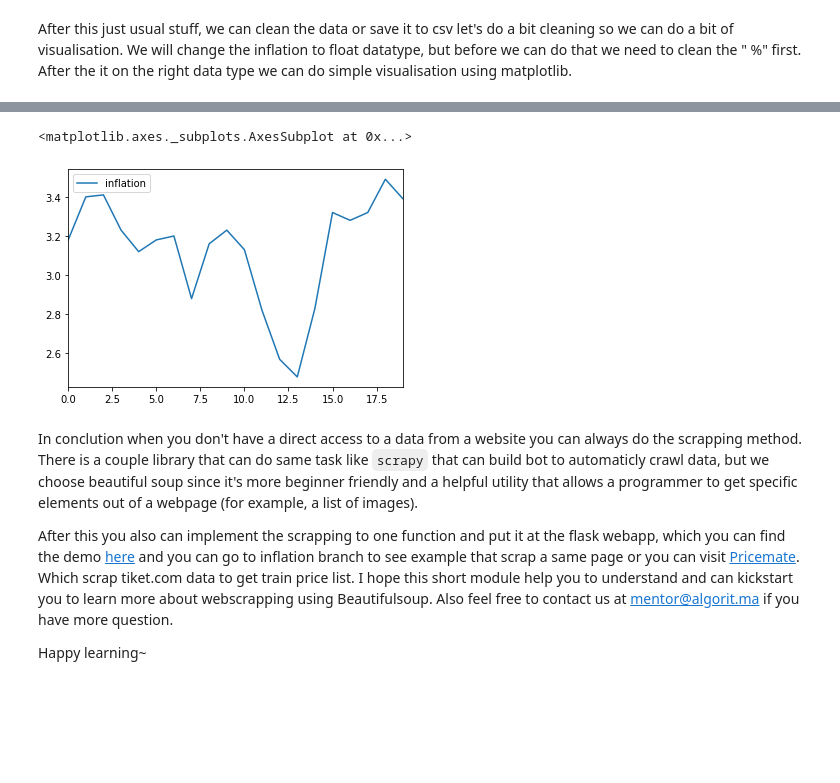
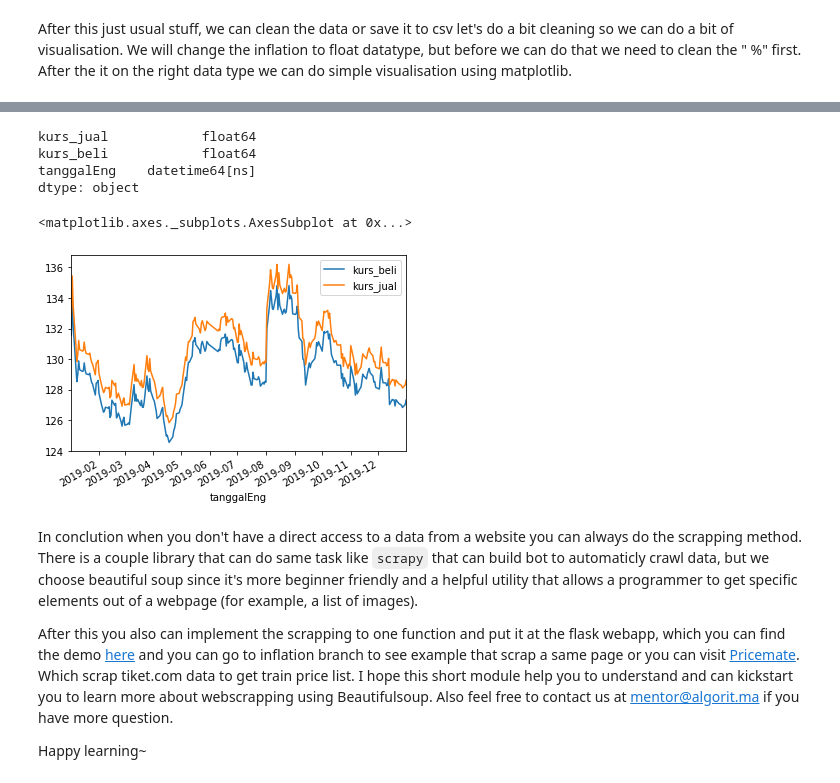
Before and after one commit to ronniegoei/algo_webscrap, a Jupyter notebook: Webscrapping using BeautifulSoup.ipynb, the cells around one changed output, grey strips where cells are left out. Drawn from its saved outputs; the diff is of its cells as text; code cells hidden in the pictures; blank space fills up the shorter version.

```diff
--- a/Webscrapping using BeautifulSoup.ipynb
+++ b/Webscrapping using BeautifulSoup.ipynb
@@ -205,0 +270,4 @@ After this just usual stuff, we can clean the data or save it to csv let's do a
+# %%
+#karena angka titik, jadi diganti float saja. biar oke.
+df[['kurs_jual','kurs_beli']] = df[['kurs_jual','kurs_beli']].astype('float64')
+df.dtypes
@@ -205,0 +283,5 @@ After this just usual stuff, we can clean the data or save it to csv let's do a
+# %%
+#bikin kolom baru pada dataframe yang menghasilkan keterangan tanggal dalam bahasa inggris
+translator = Translator()
+df["tanggalEng"] = df["tanggal"].map(lambda x: translator.translate(x, src="id", dest="en").text)
+df
@@ -205,0 +302,4 @@ After this just usual stuff, we can clean the data or save it to csv let's do a
+# %%
+#mengubah jenis data dan crosscheck menjadi datetime64
+df['tanggalEng']=pd.to_datetime(df['tanggalEng'])
+df.dtypes
@@ -205,0 +312,4 @@ After this just usual stuff, we can clean the data or save it to csv let's do a
+# %%
+#didrop aja tanggal yang masih berupa bahasa Indonesia
+df=df.drop(['tanggal'], axis=1)
+df
@@ -205,0 +348,18 @@ After this just usual stuff, we can clean the data or save it to csv let's do a
+# %%
+#crosscheck jenis data terus
+df.dtypes
+# %% [output]
+kurs_jual            float64
+kurs_beli            float64
+tanggalEng    datetime64[ns]
+dtype: object
+# %%
+#pivot table untuk melihat kurs jual dan beli berdasarkan tanggal untuk tahun 2019
+dfp = pd.pivot_table(data=df,
+              index='tanggalEng',
+              values=['kurs_jual','kurs_beli'],
+              aggfunc='sum')
+dfp.plot()
+# %% [output]
+<matplotlib.axes._subplots.AxesSubplot at 0x...>
+[figure, added]
@@ -206,11 +380,8 @@ After this just usual stuff, we can clean the data or save it to csv let's do a
 # %%
-df['inflation'] = df['inflation'].str.replace(" %","")
-df['inflation'] = df['inflation'].astype('float64')
+#df['inflation'] = df['inflation'].str.replace(" %","")
+#df['inflation'] = df['inflation'].astype('float64')
 
-df.plot()
+#df[['ask','bid']].plot.box()
-# %% [output]
-<matplotlib.axes._subplots.AxesSubplot at 0x...>
-[figure, removed]
 # %% [markdown]
 In conclution when you don't have a direct access to a data from a website you can always do the scrapping method. There is a couple library that can do same task like `scrapy` that can build bot to automaticly crawl data, but we choose beautiful soup since it's more beginner friendly and a helpful utility that allows a programmer to get specific elements out of a webpage (for example, a list of images).
 
```
Also changed, not shown: parts of 14 cells of this notebook, 6 other files.
